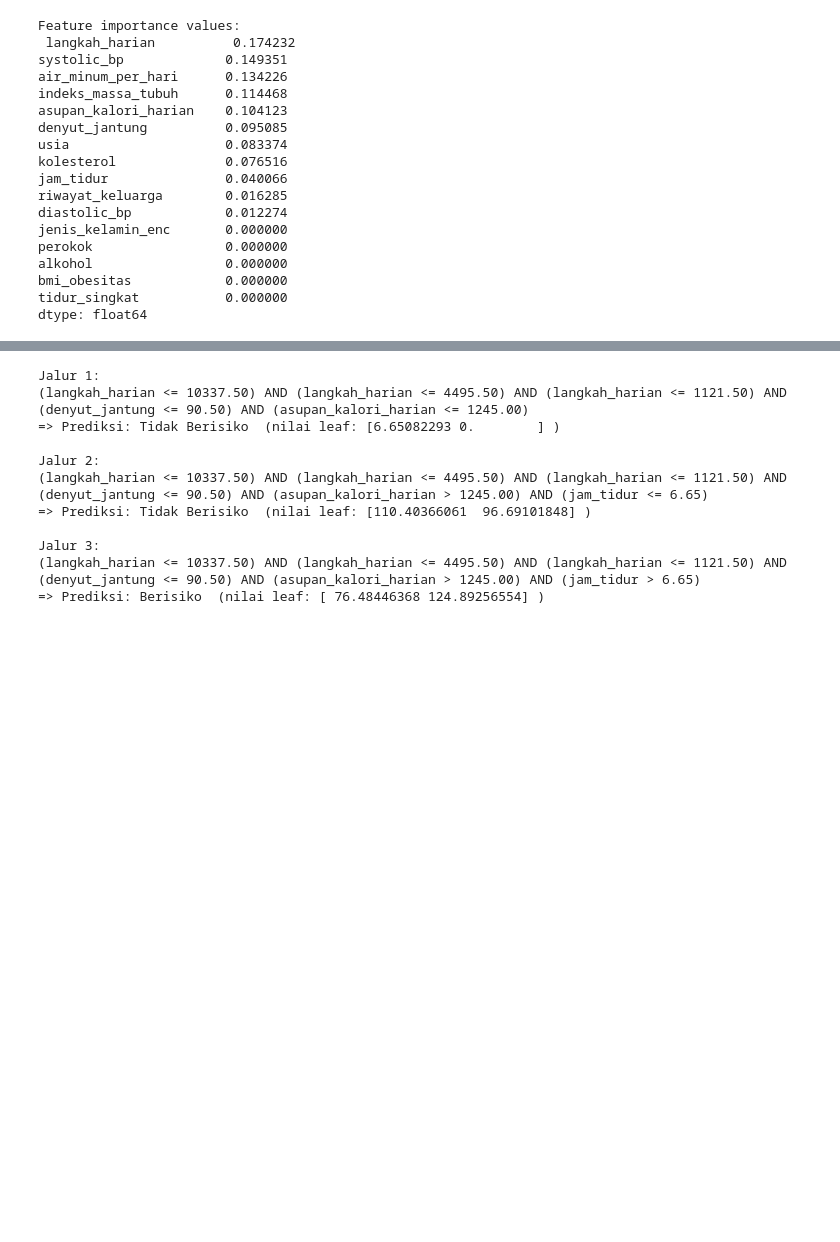
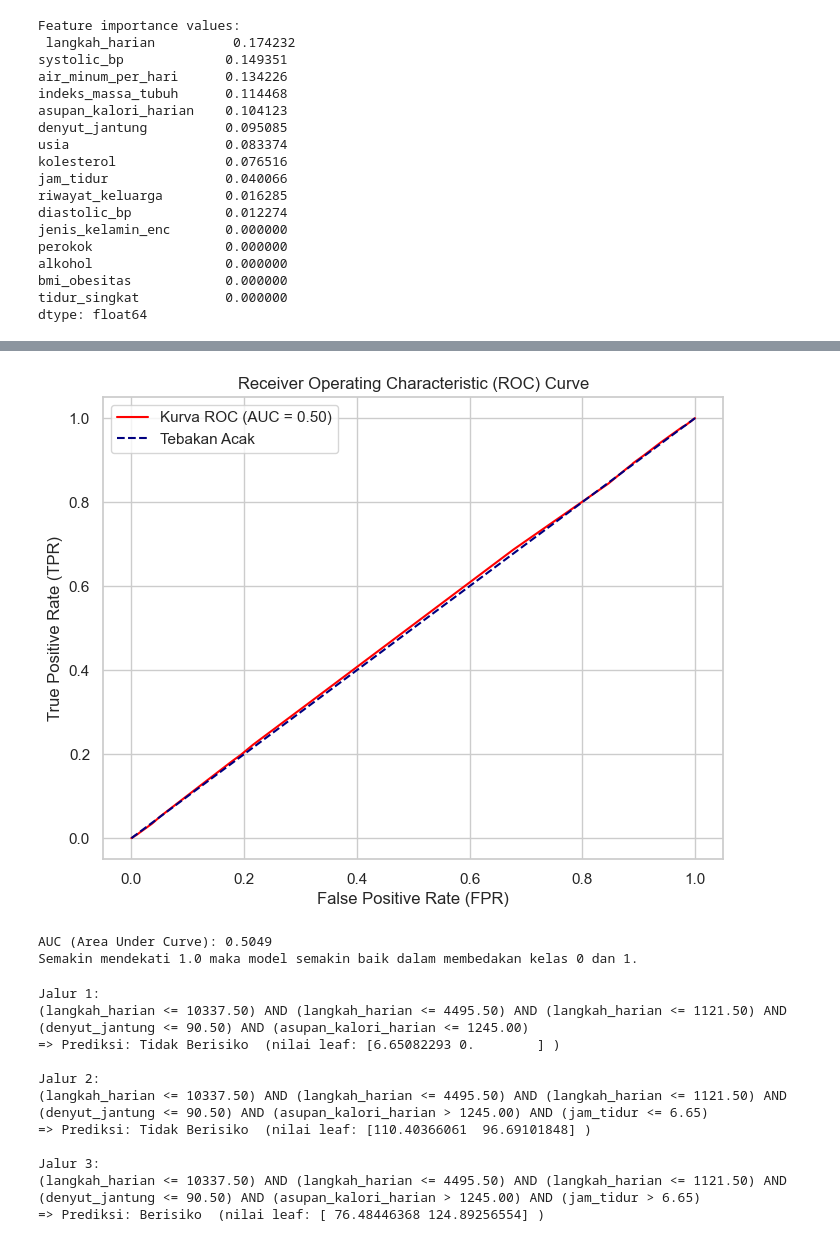
Before and after one commit to roysmb77/Tugas5-MachineLearning, a Jupyter notebook: ta.ipynb, the cells around one changed output, grey strips where cells are left out. Drawn from its saved outputs; the diff is of its cells as text; code cells hidden in the pictures; blank space fills up the shorter version.

```diff
--- a/ta.ipynb
+++ b/ta.ipynb
@@ -333,3 +361,29 @@ dtype: float64
+# %%
+# ============================================================
+# 📈 Visualisasi Kurva ROC (Evaluasi Model B)
+# ============================================================
+from sklearn.metrics import roc_curve, roc_auc_score
+
+y_pred_proba = model_b.predict_proba(X_test)[:, 1]
+fpr, tpr, thresholds = roc_curve(y_test, y_pred_proba)
+auc = roc_auc_score(y_test, y_pred_proba)
+
+plt.figure(figsize=(8, 6))
+plt.plot(fpr, tpr, color='red', label=f'Kurva ROC (AUC = {auc:.2f})')
+plt.plot([0, 1], [0, 1], color='navy', linestyle='--', label='Tebakan Acak')
+plt.xlabel('False Positive Rate (FPR)')
+plt.ylabel('True Positive Rate (TPR)')
+plt.title('Receiver Operating Characteristic (ROC) Curve')
+plt.legend()
+plt.grid(True)
+plt.show()
+
+print(f"AUC (Area Under Curve): {auc:.4f}")
+print("Semakin mendekati 1.0 maka model semakin baik dalam membedakan kelas 0 dan 1.")
+# %% [output]
+[figure, added]
+AUC (Area Under Curve): 0.5049
+Semakin mendekati 1.0 maka model semakin baik dalam membedakan kelas 0 dan 1.
 # %%
 # 16) Ambil beberapa jalur dari akar ke daun (interpretasi)
 from sklearn.tree import _tree
```
Also changed, not shown: parts of 2 cells of this notebook.
